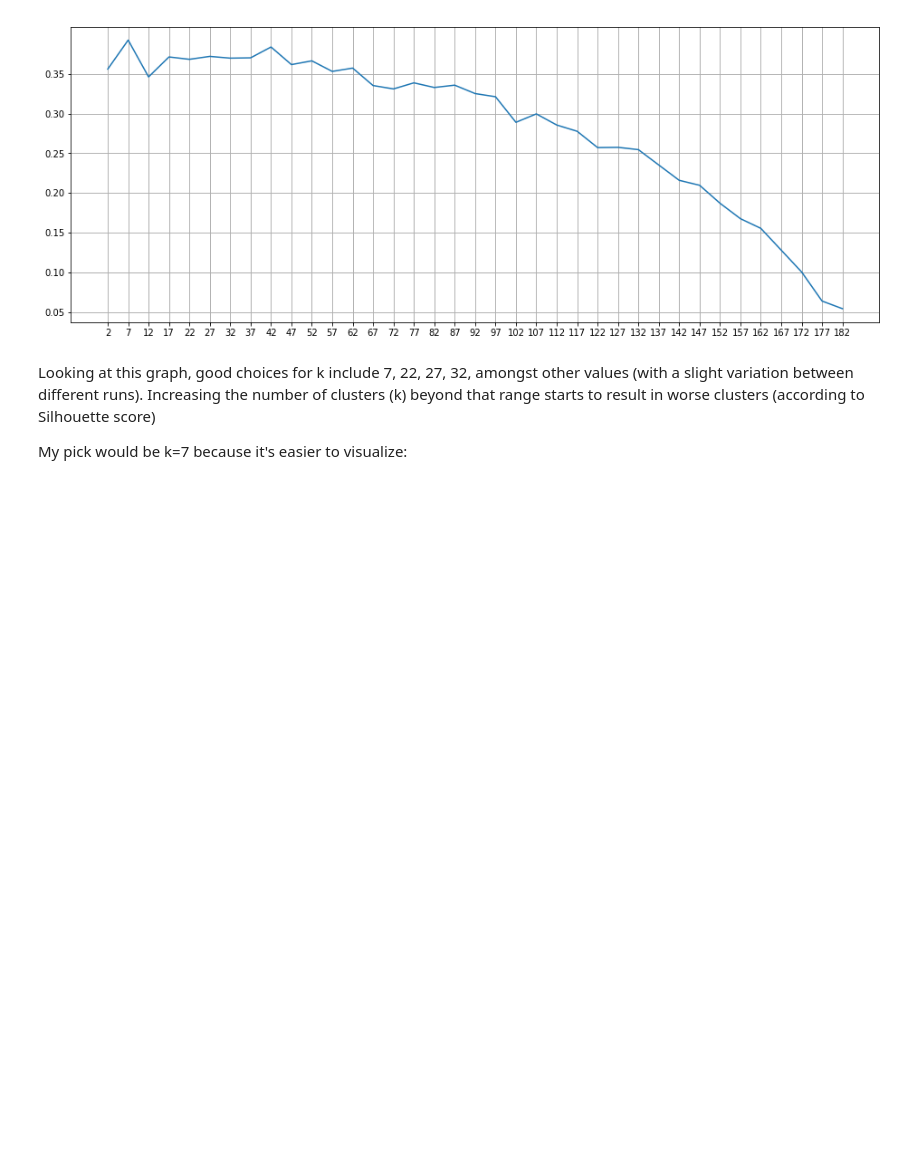
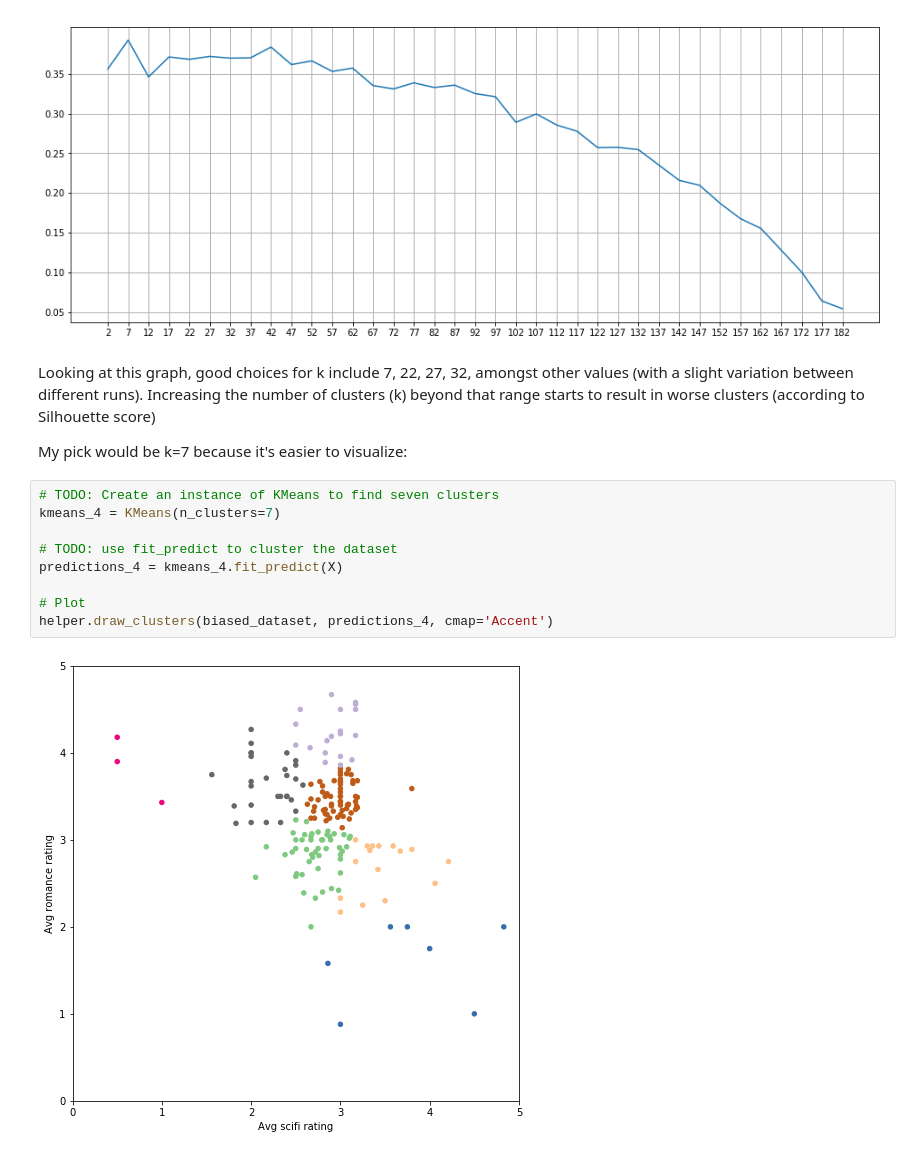
Before and after one commit to R-aryan/Movie-Ratings, a Jupyter notebook: movie_ratings.ipynb, the cells around one changed output. Drawn from its saved outputs; the diff is of its cells as text; blank space fills up the shorter version.

Commit message:
finding appropriate number of clusters

```diff
--- a/movie_ratings.ipynb
+++ b/movie_ratings.ipynb
@@ -214,3 +214,14 @@ ax.yaxis.grid(True, which='both')
 Looking at this graph, good choices for k include 7, 22, 27, 32, amongst other values (with a slight variation between different runs). Increasing the number of clusters (k) beyond that range starts to result in worse clusters (according to Silhouette score)
 
 My pick would be k=7 because it's easier to visualize:
+# %%
+# TODO: Create an instance of KMeans to find seven clusters
+kmeans_4 = KMeans(n_clusters=7)
+
+# TODO: use fit_predict to cluster the dataset
+predictions_4 = kmeans_4.fit_predict(X)
+
+# Plot
+helper.draw_clusters(biased_dataset, predictions_4, cmap='Accent')
+# %% [output]
+[figure, added]
```
